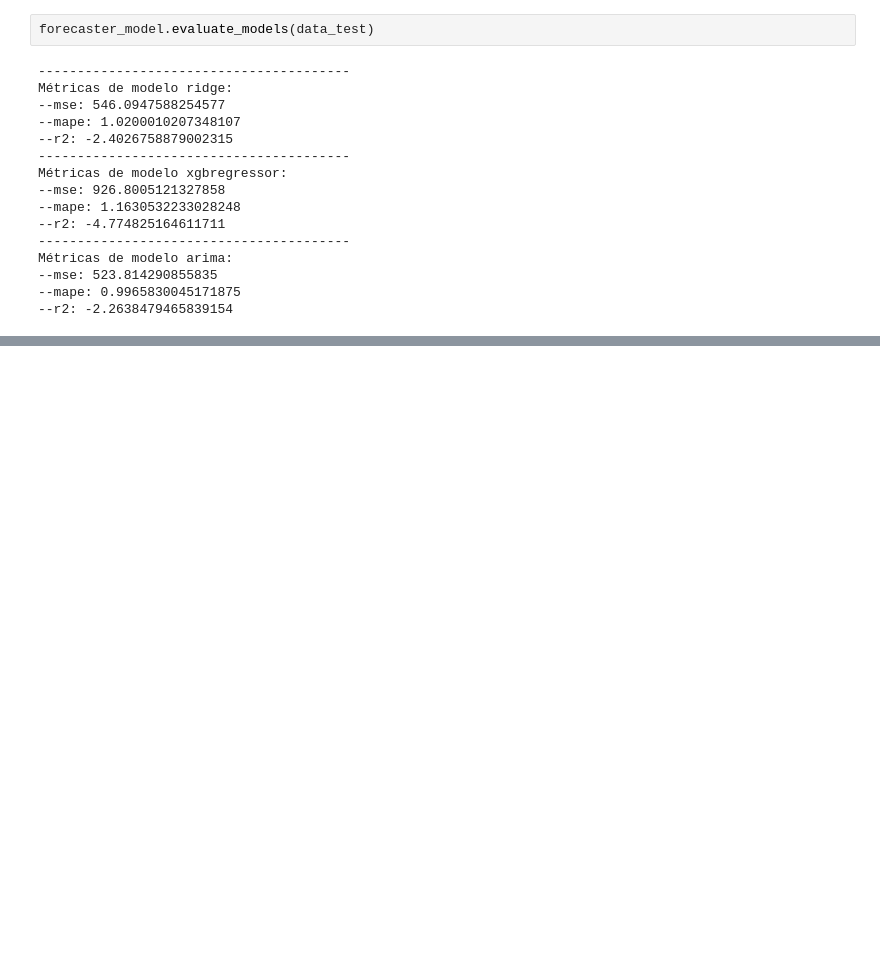
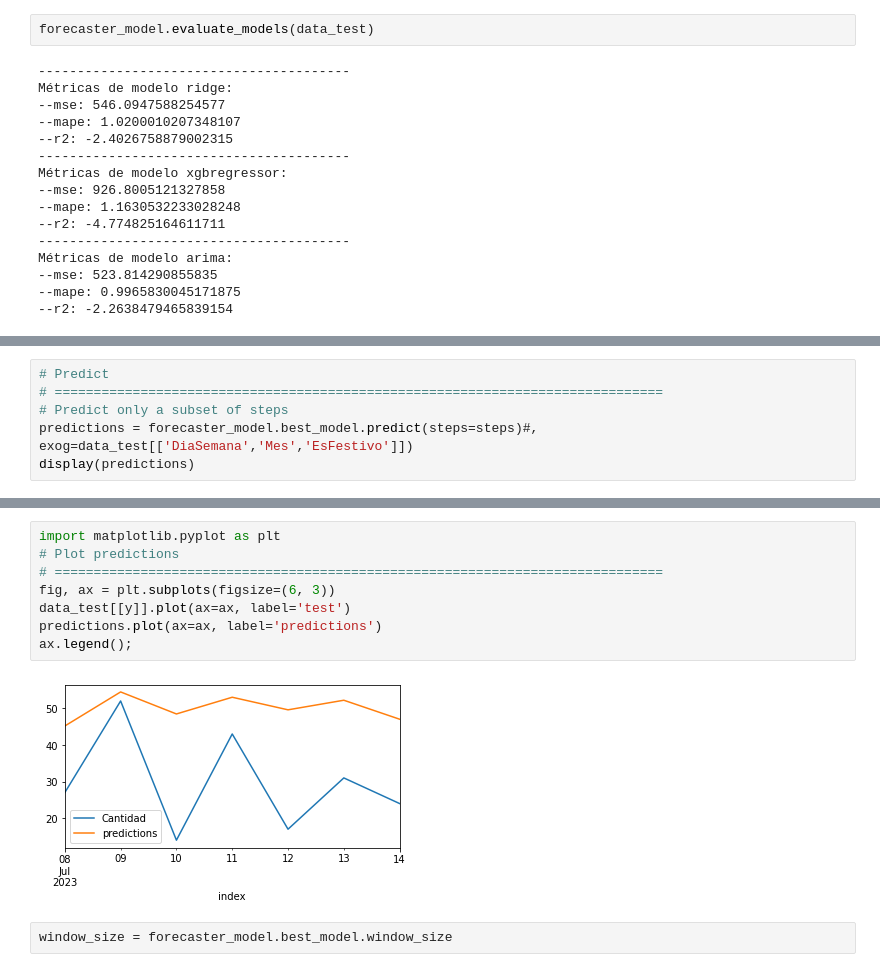
Before and after one commit to AndresR2909/prueba-loteria-blacksmith, a Jupyter notebook: src/local/test_classes.ipynb, the cells around one changed output, grey strips where cells are left out. Drawn from its saved outputs; the diff is of its cells as text; blank space fills up the shorter version.

Commit message:
fix componets bugs - add predict component

```diff
--- a/src/local/test_classes.ipynb
+++ b/src/local/test_classes.ipynb
@@ -180,0 +195,6 @@ TypeError: unhashable type: 'dict'
+# %%
+# Predict
+# ==============================================================================
+# Predict only a subset of steps
+predictions = forecaster_model.best_model.predict(steps=steps)#, exog=data_test[['DiaSemana','Mes','EsFestivo']])
+display(predictions)
@@ -180,0 +210,12 @@ TypeError: unhashable type: 'dict'
+# %%
+import matplotlib.pyplot as plt
+# Plot predictions
+# ==============================================================================
+fig, ax = plt.subplots(figsize=(6, 3))
+data_test[[y]].plot(ax=ax, label='test')
+predictions.plot(ax=ax, label='predictions')
+ax.legend();
+# %% [output]
+[figure, added]
+# %%
+window_size = forecaster_model.best_model.window_size
```
Also changed, not shown: parts of 11 cells of this notebook, 18 other files.
